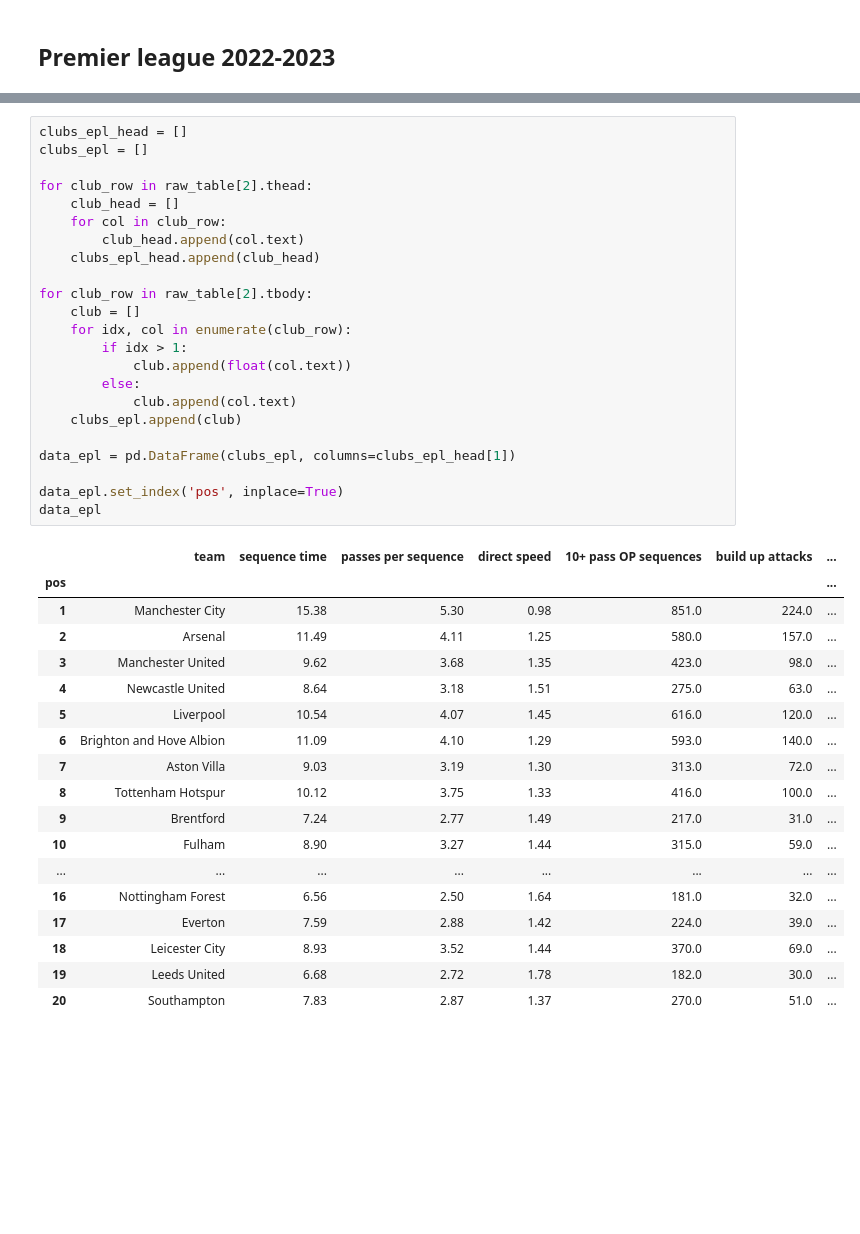
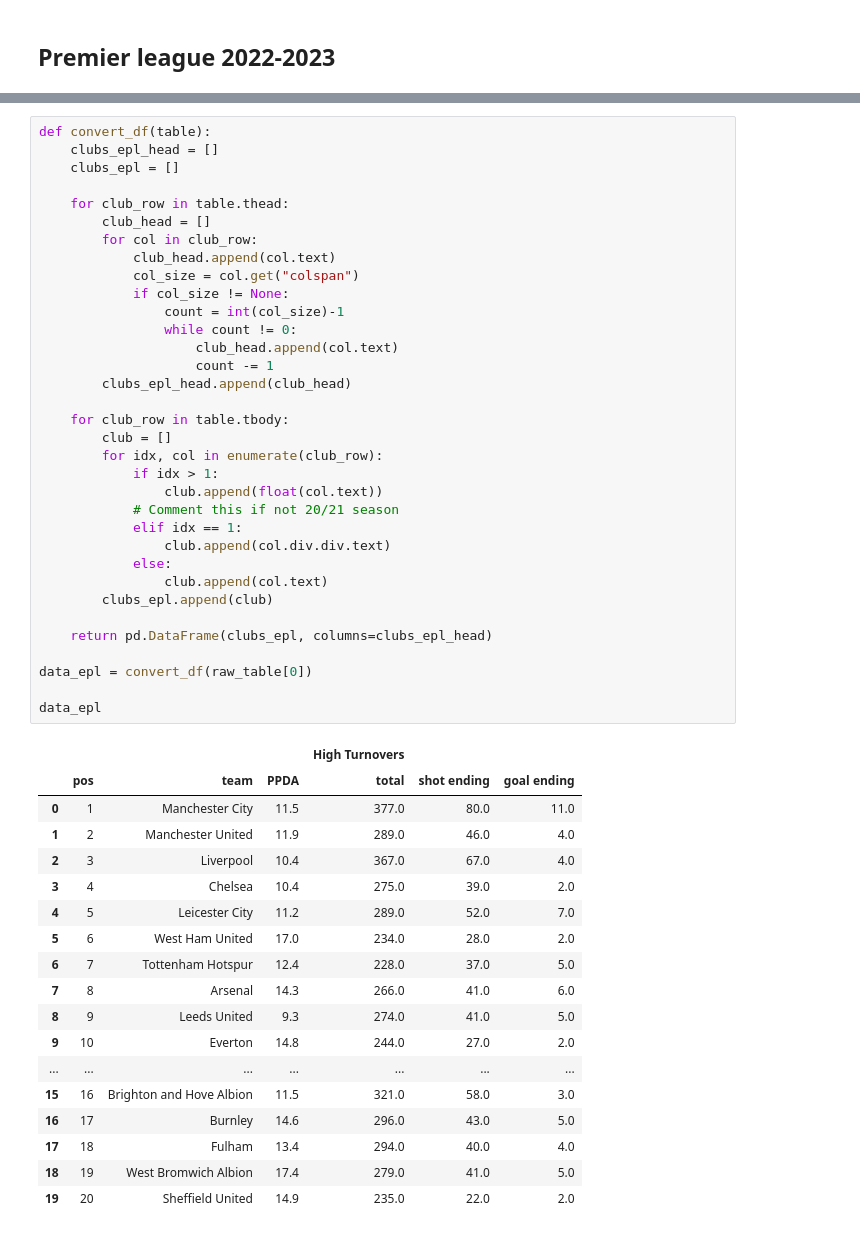
Before and after one commit to jerensl/football-analytics, a Jupyter notebook: analysis/epl-22-23.ipynb, the cells around one changed output, grey strips where cells are left out. Cells and saved outputs as stored; diff of their text form; blank space fills up the shorter version.

Commit message:
add epl data

```diff
--- a/analysis/epl-22-23.ipynb
+++ b/analysis/epl-22-23.ipynb
@@ -34,42 +55,53 @@ raw_table = page_source.find_all('table')
 # %%
-clubs_epl_head = []
-clubs_epl = []
+def convert_df(table):
+    clubs_epl_head = []
+    clubs_epl = []
 
-for club_row in raw_table[2].thead:
-    club_head = []
-    for col in club_row:
-        club_head.append(col.text)
-    clubs_epl_head.append(club_head)
+    for club_row in table.thead:
+        club_head = []
+        for col in club_row:
+            club_head.append(col.text)
+            col_size = col.get("colspan")
+            if col_size != None:
+                count = int(col_size)-1
+                while count != 0:
+                    club_head.append(col.text)
+                    count -= 1
+        clubs_epl_head.append(club_head)
 
-for club_row in raw_table[2].tbody:
-    club = []
-    for idx, col in enumerate(club_row):
-        if idx > 1:
-            club.append(float(col.text))
-        else:
-            club.append(col.text)
-    clubs_epl.append(club)
+    for club_row in table.tbody:
+        club = []
+        for idx, col in enumerate(club_row):
+            if idx > 1:
+                club.append(float(col.text))
+            # Comment this if not 20/21 season
+            elif idx == 1:
+                club.append(col.div.div.text)
+            else:
+                club.append(col.text)
+        clubs_epl.append(club)
 
-data_epl = pd.DataFrame(clubs_epl, columns=clubs_epl_head[1])
+    return pd.DataFrame(clubs_epl, columns=clubs_epl_head)
 
-data_epl.set_index('pos', inplace=True)
+data_epl = convert_df(raw_table[0])
+
 data_epl
 # %% [output]
-|  | team | sequence time | passes per sequence | direct speed | 10+ pass OP sequences | build up attacks | ... |
-| pos |  |  |  |  |  |  | ... |
-| 1 | Manchester City | 15.38 | 5.30 | 0.98 | 851.0 | 224.0 | ... |
-| 2 | Arsenal | 11.49 | 4.11 | 1.25 | 580.0 | 157.0 | ... |
-| 3 | Manchester United | 9.62 | 3.68 | 1.35 | 423.0 | 98.0 | ... |
-| 4 | Newcastle United | 8.64 | 3.18 | 1.51 | 275.0 | 63.0 | ... |
-| 5 | Liverpool | 10.54 | 4.07 | 1.45 | 616.0 | 120.0 | ... |
-| 6 | Brighton and Hove Albion | 11.09 | 4.10 | 1.29 | 593.0 | 140.0 | ... |
-| 7 | Aston Villa | 9.03 | 3.19 | 1.30 | 313.0 | 72.0 | ... |
-| 8 | Tottenham Hotspur | 10.12 | 3.75 | 1.33 | 416.0 | 100.0 | ... |
-| 9 | Brentford | 7.24 | 2.77 | 1.49 | 217.0 | 31.0 | ... |
-| 10 | Fulham | 8.90 | 3.27 | 1.44 | 315.0 | 59.0 | ... |
-| ... | ... | ... | ... | ... | ... | ... | ... |
-| 16 | Nottingham Forest | 6.56 | 2.50 | 1.64 | 181.0 | 32.0 | ... |
-| 17 | Everton | 7.59 | 2.88 | 1.42 | 224.0 | 39.0 | ... |
-| 18 | Leicester City | 8.93 | 3.52 | 1.44 | 370.0 | 69.0 | ... |
-| 19 | Leeds United | 6.68 | 2.72 | 1.78 | 182.0 | 30.0 | ... |
-| 20 | Southampton | 7.83 | 2.87 | 1.37 | 270.0 | 51.0 | ... |
+|  |  |  |  | High Turnovers |  |  |
+|  | pos | team | PPDA | total | shot ending | goal ending |
+| 0 | 1 | Manchester City | 11.5 | 377.0 | 80.0 | 11.0 |
+| 1 | 2 | Manchester United | 11.9 | 289.0 | 46.0 | 4.0 |
+| 2 | 3 | Liverpool | 10.4 | 367.0 | 67.0 | 4.0 |
+| 3 | 4 | Chelsea | 10.4 | 275.0 | 39.0 | 2.0 |
+| 4 | 5 | Leicester City | 11.2 | 289.0 | 52.0 | 7.0 |
+| 5 | 6 | West Ham United | 17.0 | 234.0 | 28.0 | 2.0 |
+| 6 | 7 | Tottenham Hotspur | 12.4 | 228.0 | 37.0 | 5.0 |
+| 7 | 8 | Arsenal | 14.3 | 266.0 | 41.0 | 6.0 |
+| 8 | 9 | Leeds United | 9.3 | 274.0 | 41.0 | 5.0 |
+| 9 | 10 | Everton | 14.8 | 244.0 | 27.0 | 2.0 |
+| ... | ... | ... | ... | ... | ... | ... |
+| 15 | 16 | Brighton and Hove Albion | 11.5 | 321.0 | 58.0 | 3.0 |
+| 16 | 17 | Burnley | 14.6 | 296.0 | 43.0 | 5.0 |
+| 17 | 18 | Fulham | 13.4 | 294.0 | 40.0 | 4.0 |
+| 18 | 19 | West Bromwich Albion | 17.4 | 279.0 | 41.0 | 5.0 |
+| 19 | 20 | Sheffield United | 14.9 | 235.0 | 22.0 | 2.0 |
```
Also changed, not shown: parts of 24 cells of this notebook, 8 other files.
